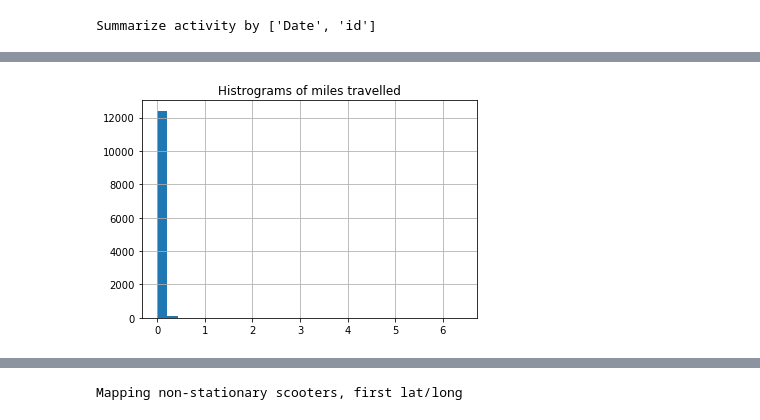
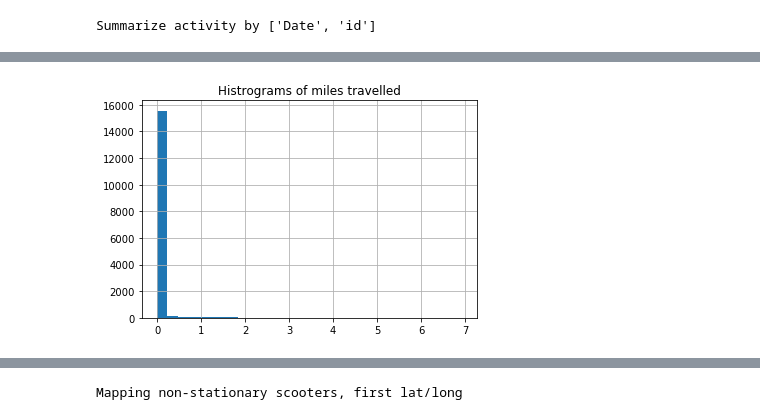
Before and after one commit to himanshu20792/BirdProject, a Jupyter notebook: StationaryScooters/Exploratory_Analysis_RK_HA.ipynb, the cells around one changed output, grey strips where cells are left out. Drawn from its saved outputs; the diff is of its cells as text; code cells hidden in the pictures.

```diff
--- a/StationaryScooters/Exploratory_Analysis_RK_HA.ipynb
+++ b/StationaryScooters/Exploratory_Analysis_RK_HA.ipynb
@@ -70,11 +71,13 @@ def groupby_columns(df):
     df.sort_values(by='date_time', inplace=True)
     df = df.groupby(grpby_var).agg({'id':'size','latitude':['first', 'last'],
                                                     'longitude':['first', 'last'],
-                                                    'date_time':['min', 'max']
+                                                    'date_time':['min', 'max'],
+                                                    'battery_level':['min', 'max'],
                                                     }).reset_index()
     # rename columns
     df.columns = grpby_var + ["_".join(x) for x in df.columns[len(grpby_var):].ravel()]
     df['time_diff_hrs'] = (df['date_time_max'] - df['date_time_min'])/ np.timedelta64(1, 'h')
+    df['battery_diff'] = (df['battery_level_max'] - df['battery_level_min'])
     return df.copy()
 
 def compute_haverstine(df, lat1, long1, lat2, long2):
@@ -168,6 +171,25 @@ def get_arrows(locations, color='blue', size=6, n_arrows=3):
                       fill_color=color, number_of_sides=3,
                       radius=size, rotation=rotation))
     return arrows
+
+def generate_heatmap(df, lat_col, long_col, m=None, center_loc=[38.95026, -77.09355]):
+    if not m:
+        m = folium.Map(location=center_loc)
+
+    df['count'] = 1
+    HeatMap(data=df[[lat_col, long_col, 'count']].groupby([lat_col, long_col]).sum().reset_index().values.tolist(), radius=8.75, max_zoom=4).add_to(m)
+
+    return m
+
+def clusters(df,lat_col, long_col):
+    X = df[[lat_col, long_col]].values
+    kmeans = KMeans(n_clusters=60)
+    predictions = kmeans.fit_predict(X)
+    clustered = pd.concat([stationary_df_weekend.reset_index(),
+                           pd.DataFrame({'Cluster':predictions})],
+                          axis=1)
+    clustered.drop('index', axis=1, inplace=True)
+    return kmeans
 # %% [markdown]
 ### Read in Data
 # %%
@@ -363,7 +385,7 @@ m_move
 # %% [markdown]
 ### Analyze multiple days of data
 # %%
-dates = get_dates_list('2019-09-30','2019-10-13')
+dates = get_dates_list('2019-09-03','2019-10-19')
 weekend_dates = weekend_dates(dates)
 weekday_dates = weekday_dates(dates)
 
@@ -450,9 +486,9 @@ df_week_days_grp.describe()
 # %%
-df_weekend_days_grp[df_week_days_grp['time_diff_hrs'] > 1]['distance_miles'].hist(bins=30)
+df_weekend_days_grp[df_weekend_days_grp['time_diff_hrs'] > 4]['distance_miles'].hist(bins=30)
 plt.title('Histrograms of miles travelled')
 plt.show()
 # %% [output]
-[figure, old version]
+[figure, new version]
 # %%
 # Define stationary
 cond_stationary_1_weekday = (df_week_days_grp['time_diff_hrs'] > 4)
```
Also changed, not shown: parts of 53 cells of this notebook.
